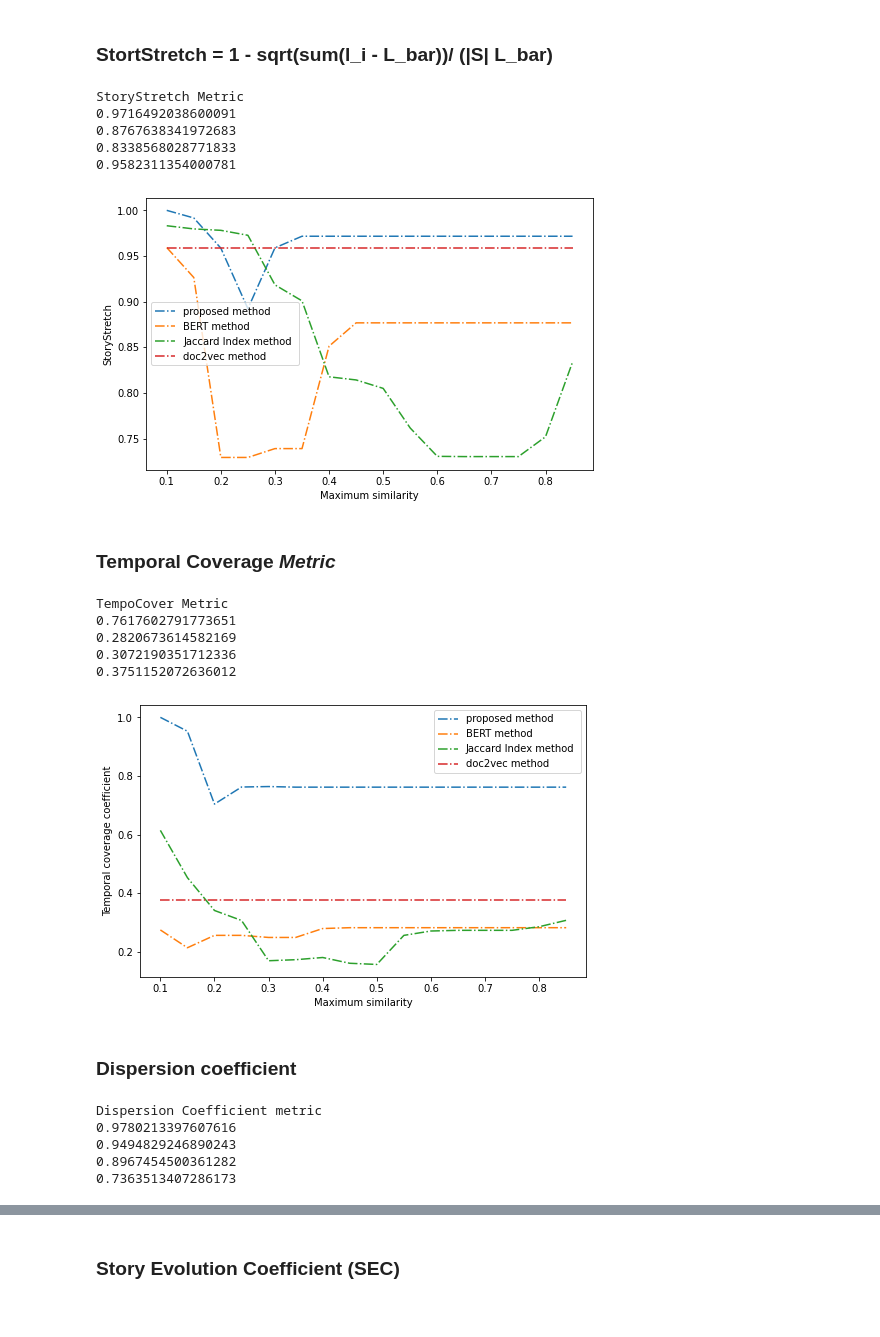
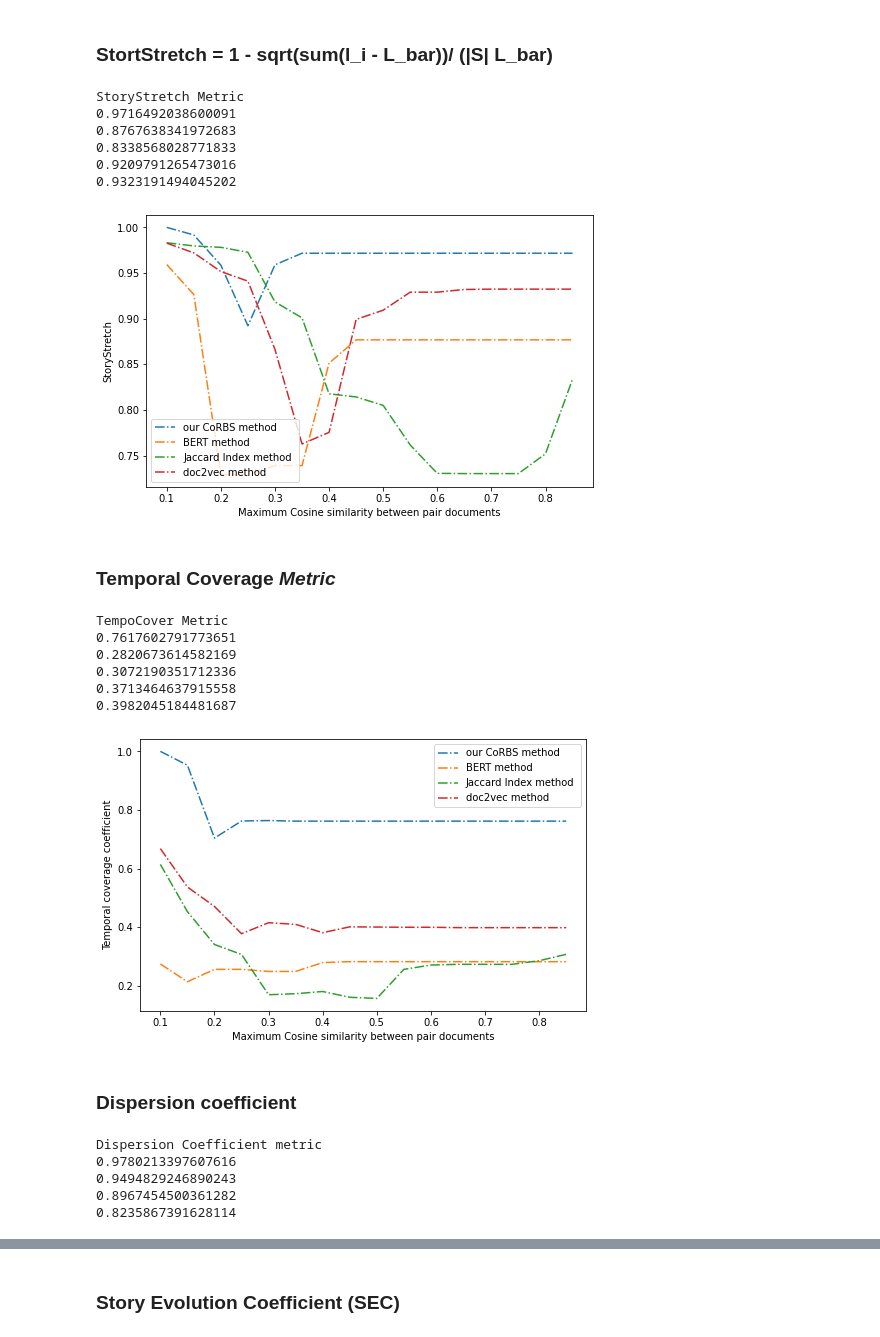
Before and after one commit to AlirezaPNouri/CoRBS, a Jupyter notebook: Experimental_result_four_metrics.ipynb, the cells around one changed output, grey strips where cells are left out. Saved outputs shown, nothing was run; the diff lists cells and outputs as text; code cells hidden in the pictures.

```diff
--- a/Experimental_result_four_metrics.ipynb
+++ b/Experimental_result_four_metrics.ipynb
@@ -35,6 +39,8 @@ final_results_proposed = pickle.load(open('drive/MyDrive/temp/data_r/final_resul
 final_results_bert = pickle.load(open('drive/MyDrive/temp/data_r/final_results_bert.p', 'rb'))
 final_results_ji = pickle.load(open('drive/MyDrive/temp/data_r/final_results_ji.p', 'rb'))
 final_results_doc2vec = pickle.load(open('drive/MyDrive/temp/data_r/final_results_doc2vec.p', 'rb'))
+final_results_doc2vec_n = pickle.load(open('drive/MyDrive/temp/data_r/n_final_results_doc2vec.p', 'rb'))
+
 total_doc_embedding_cls = pickle.load(open('drive/MyDrive/temp/data_r/Proposed/total_docs_clusters_wo_stopwords.p', 'rb'))
 list_of_timestamps = pickle.load(open('drive/MyDrive/temp/data_r/Proposed/list_of_timestamps.p', 'rb'))
 # %%
@@ -60,44 +66,50 @@ print('StoryStretch Metric')
 print(story_stretch(final_results_proposed, thre))
 print(story_stretch(final_results_bert, thre))
 print(story_stretch(final_results_ji, thre))
-print(story_stretch(final_results_doc2vec, thre))
+# print(story_stretch(final_results_doc2vec, thre))
+print(story_stretch(final_results_doc2vec_n, thre))
 # %% [output]
 StoryStretch Metric
 0.9716492038600091
 0.8767638341972683
 0.8338568028771833
-0.9582311354000781
+0.9209791265473016
+0.9323191494045202
 # %%
 omega_list = final_results_proposed.keys()
 story_stretch_proposed = [story_stretch(final_results_proposed, i) for i in omega_list]
 story_stretch_bert = [story_stretch(final_results_bert, i) for i in omega_list]
 story_stretch_ji = [story_stretch(final_results_ji, i) for i in omega_list]
 story_stretch_doc2vec = [story_stretch(final_results_doc2vec, i) for i in omega_list]
+story_stretch_doc2vec_n = [story_stretch(final_results_doc2vec_n, i) for i in omega_list]
 # %%
 
 
 x = list(omega_list)[0:-2]
 plt.figure(figsize=(8,5))
 
 y = story_stretch_proposed[0:-2]
-plt.plot(x, y, label = "proposed method ", linestyle="-." )
+plt.plot(x, y, label = "our CoRBS method ", linestyle="-." )
 
 y = story_stretch_bert[0:-2]
 plt.plot(x, y, label = "BERT method ", linestyle="-." )
 
 y = story_stretch_ji[0:-2]
 plt.plot(x, y, label = "Jaccard Index method ", linestyle="-." )
 
-y = story_stretch_doc2vec[0:-2]
+# y = story_stretch_doc2vec[0:-2]
+# plt.plot(x, y, label = "doc2vec method ", linestyle="-." )
+
+y = story_stretch_doc2vec_n[0:-2]
 plt.plot(x, y, label = "doc2vec method ", linestyle="-." )
 
-plt.xlabel('Maximum similarity')
+plt.xlabel('Maximum Cosine similarity between pair documents')
 plt.ylabel('StoryStretch')
 
 plt.legend()
 plt.show()
 # %% [output]
-[figure, old version]
+[figure, new version]
 # %% [markdown]
 ### Temporal Coverage *Metric*
 # %%
@@ -121,13 +133,15 @@ print('TempoCover Metric')
 print(tempo_cover(final_results_proposed, list_of_timestamps, thre))
 print(tempo_cover(final_results_bert, list_of_timestamps, thre))
 print(tempo_cover(final_results_ji, list_of_timestamps, thre))
-print(tempo_cover(final_results_doc2vec, list_of_timestamps, thre))
+# print(tempo_cover(final_results_doc2vec, list_of_timestamps, thre))
+print(tempo_cover(final_results_doc2vec_n, list_of_timestamps, thre))
 # %% [output]
 TempoCover Metric
 0.7617602791773651
 0.2820673614582169
 0.3072190351712336
-0.3751152072636012
+0.3713464637915558
+0.3982045184481687
 # %%
 omega_list = final_results_proposed.keys()
 tempo_cover_proposed = [tempo_cover(final_results_proposed, list_of_timestamps, i) for i in omega_list]
@@ -139,7 +154,7 @@ x = list(omega_list)[0:-2]
 plt.figure(figsize=(8,5))
 
 y = tempo_cover_proposed[0:-2]
-plt.plot(x, y, label = "proposed method ", linestyle="-." )
+plt.plot(x, y, label = "our CoRBS method", linestyle="-." )
 
 y = tempo_cover_bert[0:-2]
 plt.plot(x, y, label = "BERT method ", linestyle="-." )
@@ -147,16 +162,19 @@ plt.plot(x, y, label = "BERT method ", linestyle="-." )
 y = tempo_cover_ji[0:-2]
 plt.plot(x, y, label = "Jaccard Index method ", linestyle="-." )
 
-y = tempo_cover_doc2vec[0:-2]
+# y = tempo_cover_doc2vec[0:-2]
+# plt.plot(x, y, label = "doc2vec method ", linestyle="-." )
+
+y = tempo_cover_doc2vec_n[0:-2]
 plt.plot(x, y, label = "doc2vec method ", linestyle="-." )
 
-plt.xlabel('Maximum similarity')
+plt.xlabel('Maximum Cosine similarity between pair documents')
 plt.ylabel('Temporal coverage coefficient')
 
 plt.legend()
 plt.show()
 # %% [output]
-[figure, old version]
+[figure, new version]
 # %% [markdown]
 ### Dispersion coefficient
 # %%
@@ -292,13 +324,14 @@ print('Dispersion Coefficient metric')
 print(disp_porposed[3])
 print(disp_bert[3])
 print(disp_ji[3])
-print(disp_doc2vec[3])
+# print(disp_doc2vec[3])
+print(disp_doc2vec_n[3])
 # %% [output]
 Dispersion Coefficient metric
 0.9780213397607616
 0.9494829246890243
 0.8967454500361282
-0.7363513407286173
+0.8235867391628114
 # %%
 
 y = disp_bert
```
Also changed, not shown: parts of 8 cells of this notebook.
